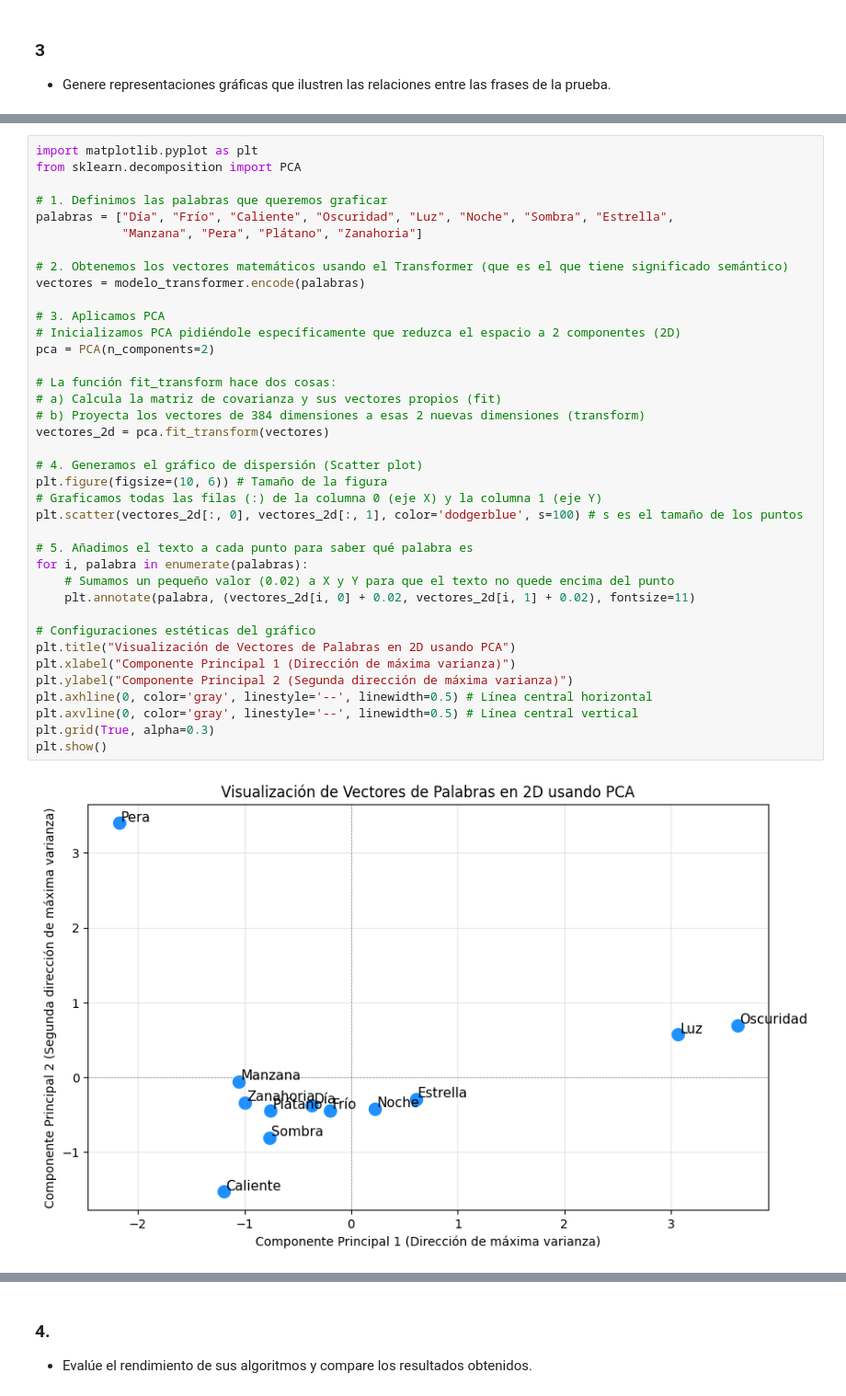
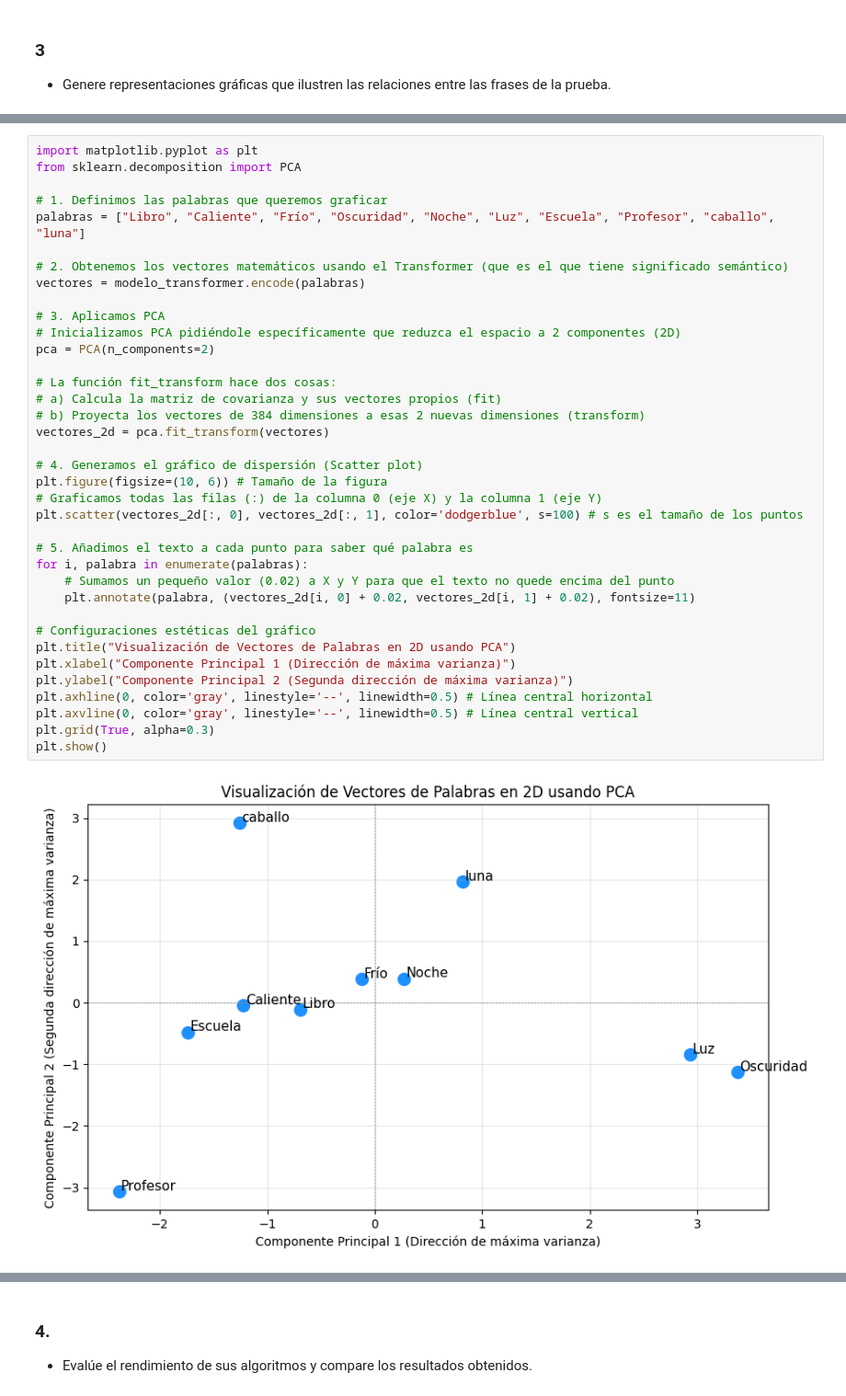
Before and after one commit to HeiderZapata/Applied-Math, a Jupyter notebook: Examen 2/Examen2-MatApl-Martinez-Zapata-Londono-Notebook.ipynb, the cells around one changed output, grey strips where cells are left out. Shown at 92% size. Saved outputs shown, nothing was run; the diff lists cells and outputs as text.

```diff
--- a/Examen 2/Examen2-MatApl-Martinez-Zapata-Londono-Notebook.ipynb
+++ b/Examen 2/Examen2-MatApl-Martinez-Zapata-Londono-Notebook.ipynb
@@ -254,38 +277,37 @@ import matplotlib.pyplot as plt
 from sklearn.decomposition import PCA
 
 # 1. Definimos las palabras que queremos graficar
-palabras = ["Día", "Frío", "Caliente", "Oscuridad", "Luz", "Noche", "Sombra", "Estrella",
-            "Manzana", "Pera", "Plátano", "Zanahoria"]
+palabras = ["Libro", "Caliente", "Frío", "Oscuridad", "Noche", "Luz", "Escuela", "Profesor", "caballo", "luna"]
 
 # 2. Obtenemos los vectores matemáticos usando el Transformer (que es el que tiene significado semántico)
 vectores = modelo_transformer.encode(palabras)
 
 # 3. Aplicamos PCA
 # Inicializamos PCA pidiéndole específicamente que reduzca el espacio a 2 componentes (2D)
 pca = PCA(n_components=2)
 
 # La función fit_transform hace dos cosas:
 # a) Calcula la matriz de covarianza y sus vectores propios (fit)
 # b) Proyecta los vectores de 384 dimensiones a esas 2 nuevas dimensiones (transform)
 vectores_2d = pca.fit_transform(vectores)
 
 # 4. Generamos el gráfico de dispersión (Scatter plot)
 plt.figure(figsize=(10, 6)) # Tamaño de la figura
 # Graficamos todas las filas (:) de la columna 0 (eje X) y la columna 1 (eje Y)
 plt.scatter(vectores_2d[:, 0], vectores_2d[:, 1], color='dodgerblue', s=100) # s es el tamaño de los puntos
 
 # 5. Añadimos el texto a cada punto para saber qué palabra es
 for i, palabra in enumerate(palabras):
     # Sumamos un pequeño valor (0.02) a X y Y para que el texto no quede encima del punto
     plt.annotate(palabra, (vectores_2d[i, 0] + 0.02, vectores_2d[i, 1] + 0.02), fontsize=11)
 
 # Configuraciones estéticas del gráfico
 plt.title("Visualización de Vectores de Palabras en 2D usando PCA")
 plt.xlabel("Componente Principal 1 (Dirección de máxima varianza)")
 plt.ylabel("Componente Principal 2 (Segunda dirección de máxima varianza)")
 plt.axhline(0, color='gray', linestyle='--', linewidth=0.5) # Línea central horizontal
 plt.axvline(0, color='gray', linestyle='--', linewidth=0.5) # Línea central vertical
 plt.grid(True, alpha=0.3)
 plt.show()
 # %% [output]
-[figure, old version]
+[figure, new version]
```
Also changed, not shown: parts of 8 cells of this notebook.
